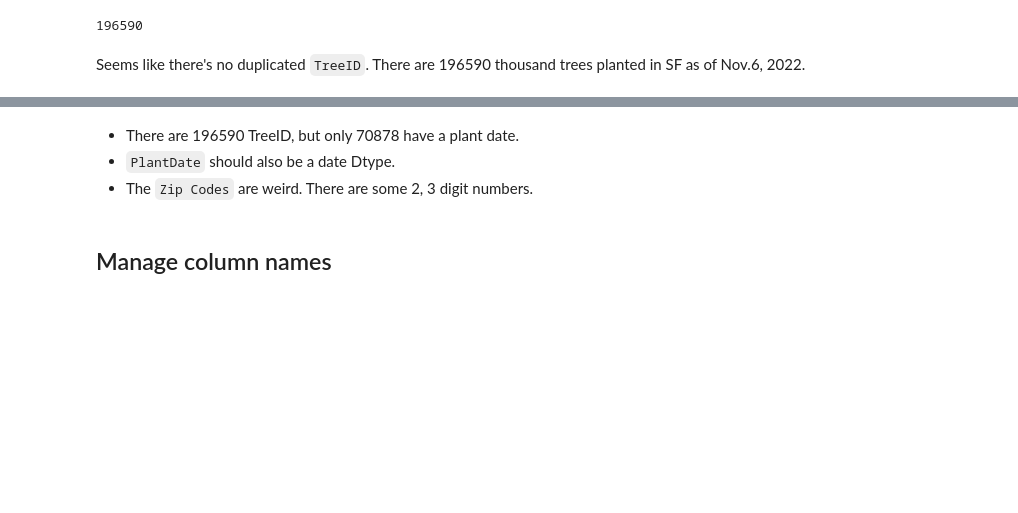
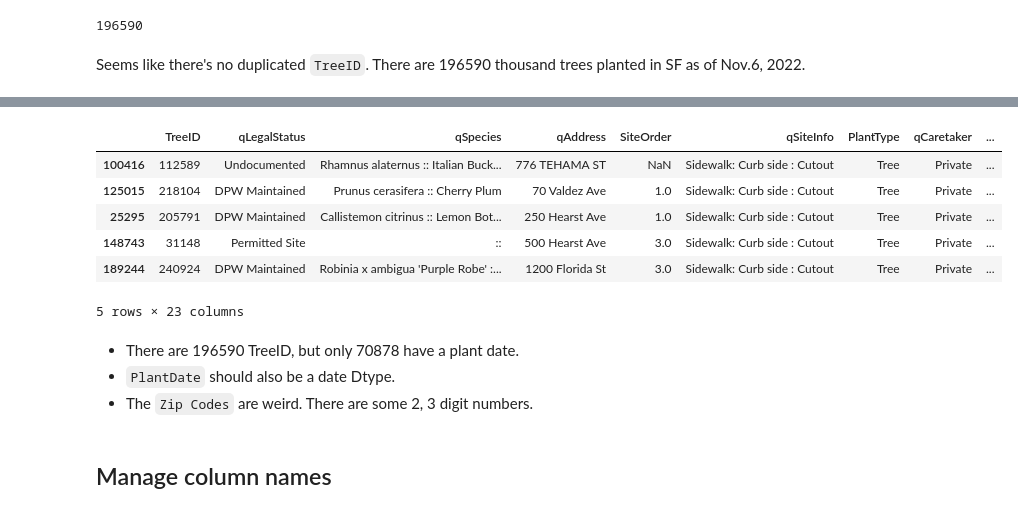
Before and after one commit to jyyang7/j233-proj-trees-in-sf, a Jupyter notebook: 01_data_cleaning.ipynb, the cells around one changed output, grey strips where cells are left out. Drawn from its saved outputs; the diff is of its cells as text; code cells hidden in the pictures; blank space fills up the shorter version.

```diff
--- a/01_data_cleaning.ipynb
+++ b/01_data_cleaning.ipynb
@@ -71,3 +91,14 @@ assert len(sf_trees) == sf_trees['TreeID'].nunique()
+# %%
+# take random 5 to check the sf_trees dataset
+sf_trees.sample(5)
+# %% [output]
+|  | TreeID | qLegalStatus | qSpecies | qAddress | SiteOrder | qSiteInfo | PlantType | qCaretaker | ... |
+| 100416 | 112589 | Undocumented | Rhamnus alaternus :: Italian Buck... | 776 TEHAMA ST | NaN | Sidewalk: Curb side : Cutout | Tree | Private | ... |
+| 125015 | 218104 | DPW Maintained | Prunus cerasifera :: Cherry Plum | 70 Valdez Ave | 1.0 | Sidewalk: Curb side : Cutout | Tree | Private | ... |
+| 25295 | 205791 | DPW Maintained | Callistemon citrinus :: Lemon Bot... | 250 Hearst Ave | 1.0 | Sidewalk: Curb side : Cutout | Tree | Private | ... |
+| 148743 | 31148 | Permitted Site | :: | 500 Hearst Ave | 3.0 | Sidewalk: Curb side : Cutout | Tree | Private | ... |
+| 189244 | 240924 | DPW Maintained | Robinia x ambigua 'Purple Robe' :... | 1200 Florida St | 3.0 | Sidewalk: Curb side : Cutout | Tree | Private | ... |
+5 rows × 23 columns
 # %% [markdown]
 - There are 196590 TreeID, but only 70878 have a plant date.
 - `PlantDate` should also be a date Dtype.
```
Also changed, not shown: parts of 11 cells of this notebook, 1 other file.
